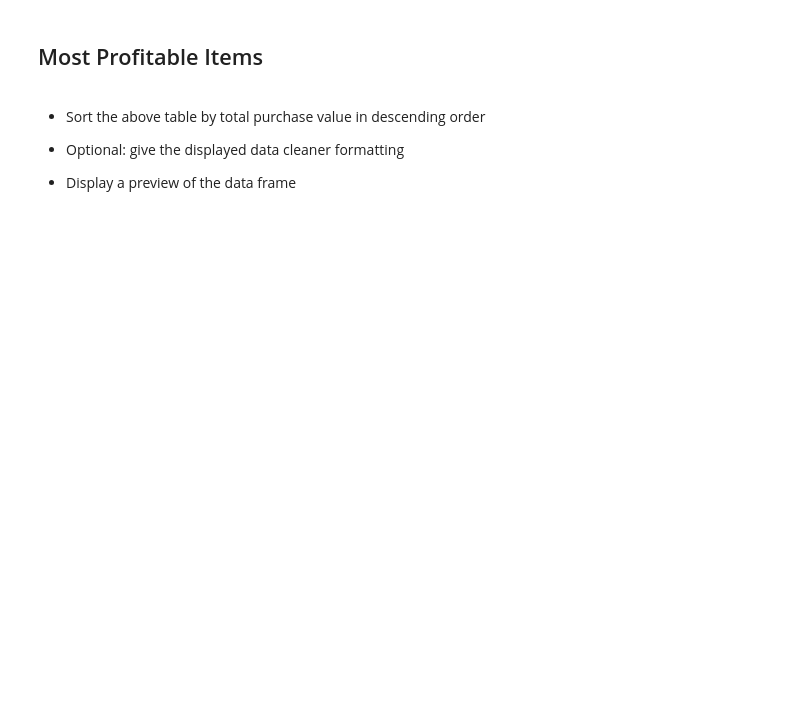
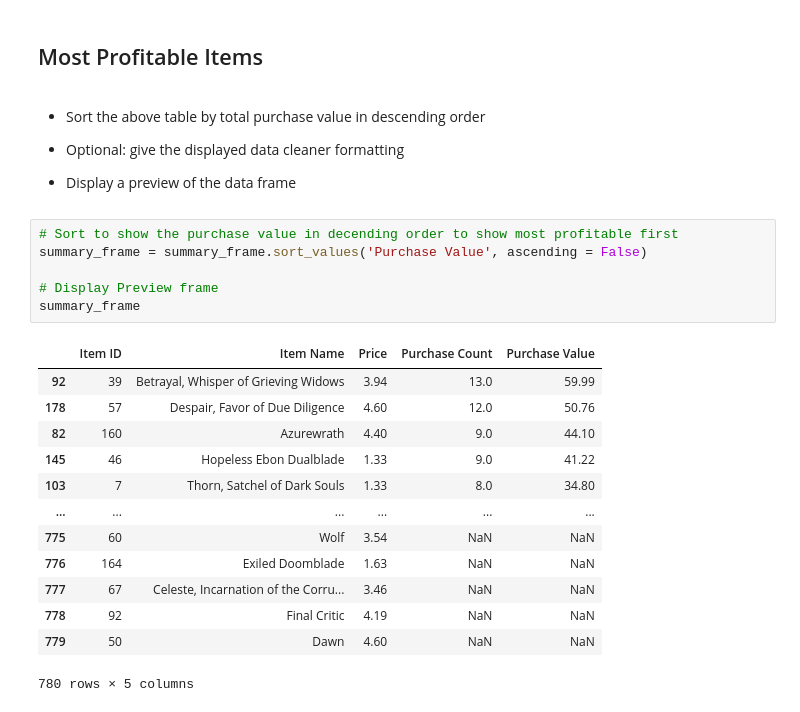
Before and after one commit to jhurley684/04_pandas-Heroes_of_Pymoli, a Jupyter notebook: Instructions/HeroesOfPymoli/HeroesOfPymoli_starter.ipynb, the cells around one changed output. Cells and saved outputs as stored; diff of their text form; blank space fills up the shorter version.

```diff
--- a/Instructions/HeroesOfPymoli/HeroesOfPymoli_starter.ipynb
+++ b/Instructions/HeroesOfPymoli/HeroesOfPymoli_starter.ipynb
@@ -324,3 +384,23 @@ Name: Price, Length: 179, dtype: int64
 
 
 * Display a preview of the data frame
+# %%
+# Sort to show the purchase value in decending order to show most profitable first
+summary_frame = summary_frame.sort_values('Purchase Value', ascending = False)
+
+# Display Preview frame
+summary_frame
+# %% [output]
+|  | Item ID | Item Name | Price | Purchase Count | Purchase Value |
+| 92 | 39 | Betrayal, Whisper of Grieving Widows | 3.94 | 13.0 | 59.99 |
+| 178 | 57 | Despair, Favor of Due Diligence | 4.60 | 12.0 | 50.76 |
+| 82 | 160 | Azurewrath | 4.40 | 9.0 | 44.10 |
+| 145 | 46 | Hopeless Ebon Dualblade | 1.33 | 9.0 | 41.22 |
+| 103 | 7 | Thorn, Satchel of Dark Souls | 1.33 | 8.0 | 34.80 |
+| ... | ... | ... | ... | ... | ... |
+| 775 | 60 | Wolf | 3.54 | NaN | NaN |
+| 776 | 164 | Exiled Doomblade | 1.63 | NaN | NaN |
+| 777 | 67 | Celeste, Incarnation of the Corru... | 3.46 | NaN | NaN |
+| 778 | 92 | Final Critic | 4.19 | NaN | NaN |
+| 779 | 50 | Dawn | 4.60 | NaN | NaN |
+780 rows × 5 columns
```
Also changed, not shown: parts of 17 cells of this notebook.
